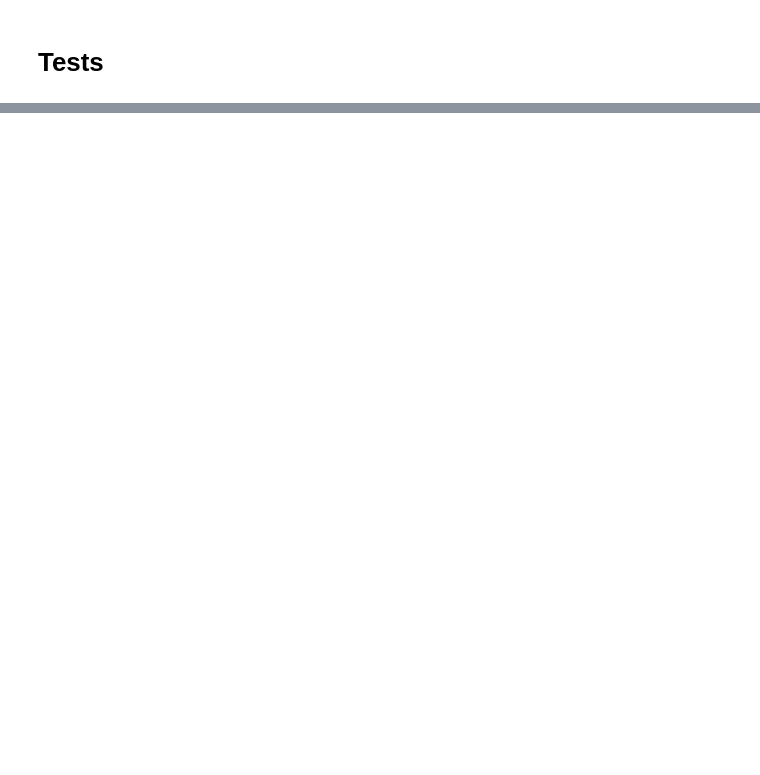
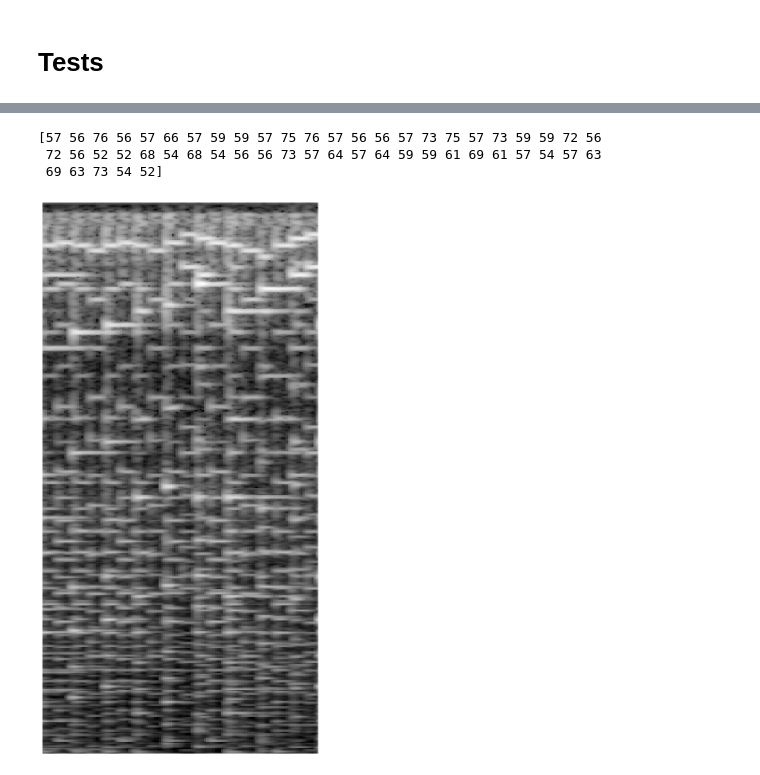
Before and after one commit to jGrzyb/audio-to-midi-transformers, a Jupyter notebook: dataset.ipynb, the cells around one changed output, grey strips where cells are left out. Cells and saved outputs as stored; diff of their text form; code cells hidden in the pictures; blank space fills up the shorter version.

```diff
--- a/dataset.ipynb
+++ b/dataset.ipynb
@@ -474,8 +490,8 @@ class PianoTranscriber(nn.Module):
 # %%
 h5_path = 'dataset.h5'
 model_name = 'model'
-MAX_LEN = 401
-tokenizer = Tokenizer()
+MAX_LEN = 400
+tokenizer = Tokenizer(time_count=260)
 # %%
 transform = transforms.Compose([
     transforms.ToTensor(),
@@ -508,3 +538,3 @@ early_stopping = EarlyStopping(patience=5, path=f'{model_name}_{time.strftime("%
 # %%
-train(model, train_loader, val_loader, criterion, optimizer, epochs=1, device=device, history=history, early_stopping=early_stopping)
+train(model, train_loader, val_loader, criterion, optimizer, epochs=9, device=device, history=history, early_stopping=early_stopping)
 # %% [output]
@@ -512,14 +550,21 @@ Epoch:     1/1 100% | Elapsed: 481s | loss: 2.1334 - acc: 0.1724 | val_loss: 1.8
 # %% [markdown]
 # Tests
 # %%
-def get_param_acc(outputs):
-    res = np.zeros((len(outputs), 3))
+def get_param_stats(outputs):
+    acc = np.zeros((len(outputs), 3))
+    mean = np.zeros((len(outputs), 3))
+    std = np.zeros((len(outputs), 3))
     for i, el in enumerate(outputs):
         el = np.array(el)
         el = el[:, :-1]
         el = el.reshape(2, -1, 3)
-        res[i] = (el[0] == el[1]).sum(axis=0) / len(el[0])
-    return res.sum(axis=0) / len(outputs)
+        acc[i] = (el[0] == el[1]).mean(axis=0)
+        mean[i] = np.abs(el[0] - el[1]).mean(axis=0)
+        std[i] = np.sqrt(((el[0] - el[1]) ** 2).mean(axis=0))
+    acc = np.mean(acc, axis=0)
+    mean = np.mean(mean, axis=0)
+    std = np.mean(std, axis=0)
+    return {'acc': acc.round(3).tolist(), 'mean': mean.round(3).tolist(), 'std': std.round(3).tolist()}
 # %%
 test_dataset = H5Dataset(h5_path, test_data, tokenizer, transform)
 test_loader = DataLoader(test_dataset, batch_size=1, num_workers=4, shuffle=False, collate_fn=collate)
@@ -529,6 +574,15 @@ optimizer = torch.optim.Adam(model.parameters(), lr=0.001)
 
 val_with_outs = ValidatorWithOutputs(model, criterion, device)
 outputs = val_with_outs.validate(test_loader)
+param_stats = get_param_stats(outputs)
 
-print(get_param_acc(outputs))
+for i in param_stats:
+    print(i, param_stats[i])
+
+for i, (predicted, expected) in enumerate(outputs):
+    if i > 4:
+        break
+    print(f"Predicted: {predicted}")
+    print(f"Expected: {expected}")
+    print()
 # %% [output]
@@ -539,0 +610,17 @@ history.plot()
+# %%
+for i, (image, midi) in enumerate(train_loader):
+    if i > 0:
+        break
+    last = (midi[0] == tokenizer.token_to_id['<eos>']).nonzero(as_tuple=True)[0].item()
+    notes = tokenizer.id_list_to_tuple_list(midi[0][1:last].cpu().tolist())
+    notes = np.array(notes)
+    print(notes[:, 1])
+    plt.figure(figsize=(16, 16))
+    plt.imshow(image[0].cpu().squeeze(), cmap='gray', aspect=1/2, interpolation='nearest')
+    plt.axis('off')
+    plt.show()
+# %% [output]
+[57 56 76 56 57 66 57 59 59 57 75 76 57 56 56 57 73 75 57 73 59 59 72 56
+ 72 56 52 52 68 54 68 54 56 56 73 57 64 57 64 59 59 61 69 61 57 54 57 63
+ 69 63 73 54 52]
+[figure, added]
```
Also changed, not shown: parts of 10 cells of this notebook, 3 other files.
